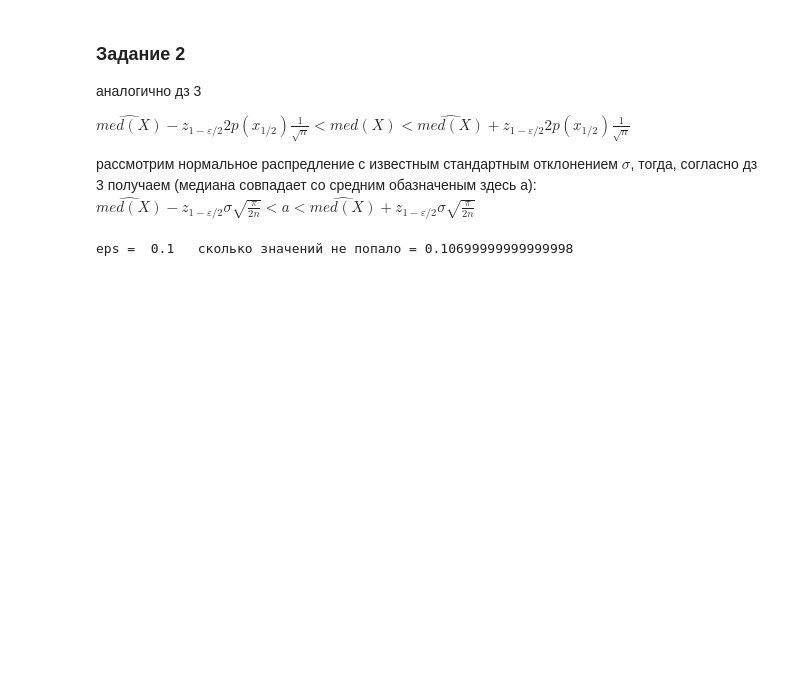
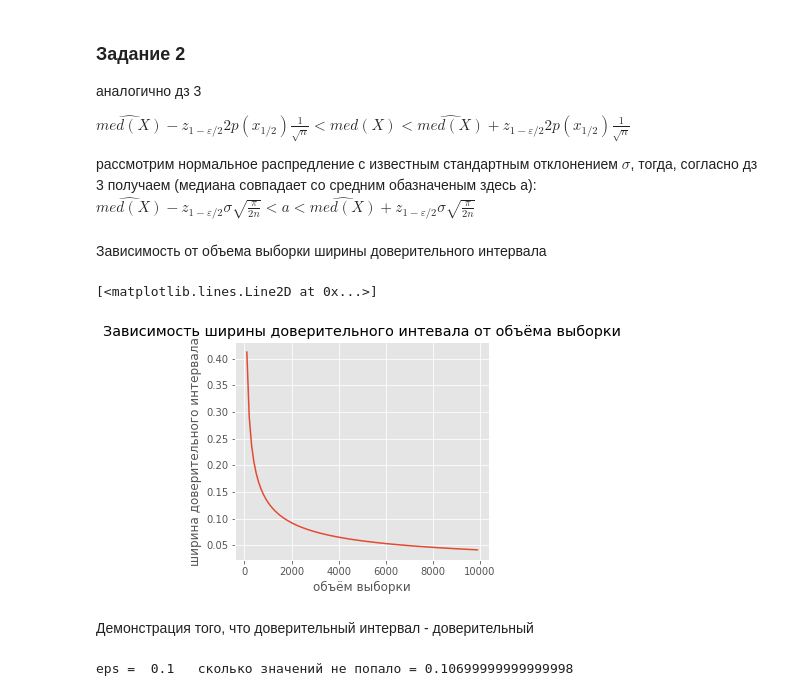
Before and after one commit to vladimirpirogov/hw_stat_IB, a Jupyter notebook: Pirogov_MHW_1.ipynb, the cells around one changed output. Drawn from its saved outputs; the diff is of its cells as text; code cells hidden in the pictures; blank space fills up the shorter version.

```diff
--- a/Pirogov_MHW_1.ipynb
+++ b/Pirogov_MHW_1.ipynb
@@ -83,6 +85,33 @@ $\hat{med(X)} - z_{1-\varepsilon/2} 2 p(x_{1/2}) \frac{1}{\sqrt{n}} <med(X) < \h
 
 рассмотрим нормальное распредление с известным стандартным отклонением $\sigma$, тогда, согласно дз 3 получаем (медиана совпадает со средним обазначеным здесь a):
 $\hat{med(X)} - z_{1-\varepsilon/2}\sigma \sqrt{\frac{\pi}{2n}} < a < \hat{med(X)} + z_{1-\varepsilon/2}\sigma \sqrt{\frac{\pi}{2n}}$
+# %% [markdown]
+Зависимость от объема выборки ширины доверительного интервала
+# %%
+eps = 0.1
+z = scipy.stats.norm.ppf(1-eps/2)
+a, sigma = 10, 1
+n = 1000
+zz = z * sigma * math.sqrt(math.pi/(2*n))
+summ = 0
+
+max_sample = 10000
+step = 100
+
+answer = []
+for n in range(step, max_sample, step):
+    answer.append(z*sigma*math.sqrt(2*math.pi/n))
+plt.figure(figsize=(10,4))
+plt.subplot(121)
+plt.title("Зависимость ширины доверительного интевала от объёма выборки")
+plt.xlabel("объём выборки")
+plt.ylabel("ширина доверительного интервала")
+plt.plot(list(range(step,max_sample,step)),answer)
+# %% [output]
+[<matplotlib.lines.Line2D at 0x...>]
+[figure, added]
+# %% [markdown]
+Демонстрация того, что доверительный интервал - доверительный
 # %%
 eps = 0.1
 z = scipy.stats.norm.ppf(1-eps/2)
```
Also changed, not shown: parts of 9 cells of this notebook.
